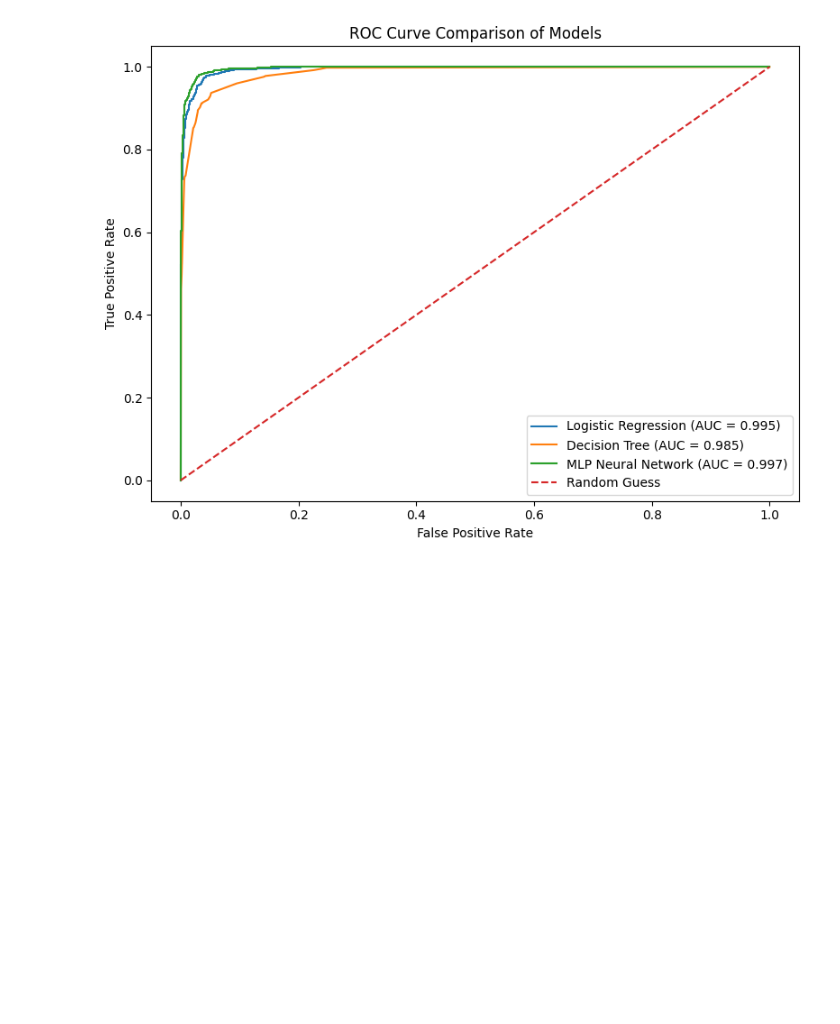
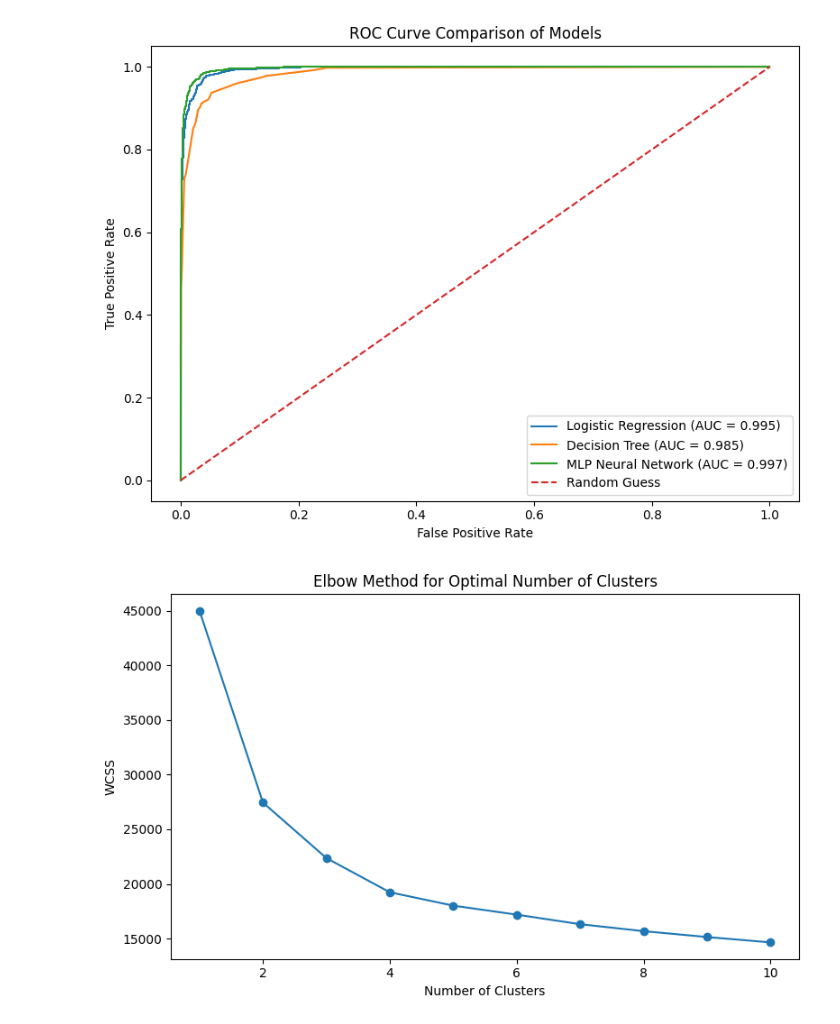
Before and after one commit to Ayaas-u/air-quality-ml-project, a Jupyter notebook: notebooks/03_model_training_comparison.ipynb, the cells around one changed output. Saved outputs shown, nothing was run; the diff lists cells and outputs as text; code cells hidden in the pictures; blank space fills up the shorter version.

```diff
--- a/notebooks/03_model_training_comparison.ipynb
+++ b/notebooks/03_model_training_comparison.ipynb
@@ -598,0 +603,23 @@ plt.show()
+# %%
+# For unsupervised learning, not use the target column
+X_cluster = df.drop("Air Quality", axis=1)
+scaler = StandardScaler()
+X_cluster_scaled = scaler.fit_transform(X_cluster)
+# %%
+wcss = []
+
+for k in range(1, 11):
+    kmeans = KMeans(n_clusters=k, random_state=42, n_init=10)
+    kmeans.fit(X_cluster_scaled)
+    wcss.append(kmeans.inertia_)
+
+plt.figure(figsize=(8, 5))
+plt.plot(range(1, 11), wcss, marker="o")
+plt.title("Elbow Method for Optimal Number of Clusters")
+plt.xlabel("Number of Clusters")
+plt.ylabel("WCSS")
+plt.tight_layout()
+plt.savefig("../outputs/plots/kmeans_elbow_method.png", dpi=300)
+plt.show()
+# %% [output]
+[figure, added]
```
Also changed, not shown: parts of 8 cells of this notebook, 12 other files.
